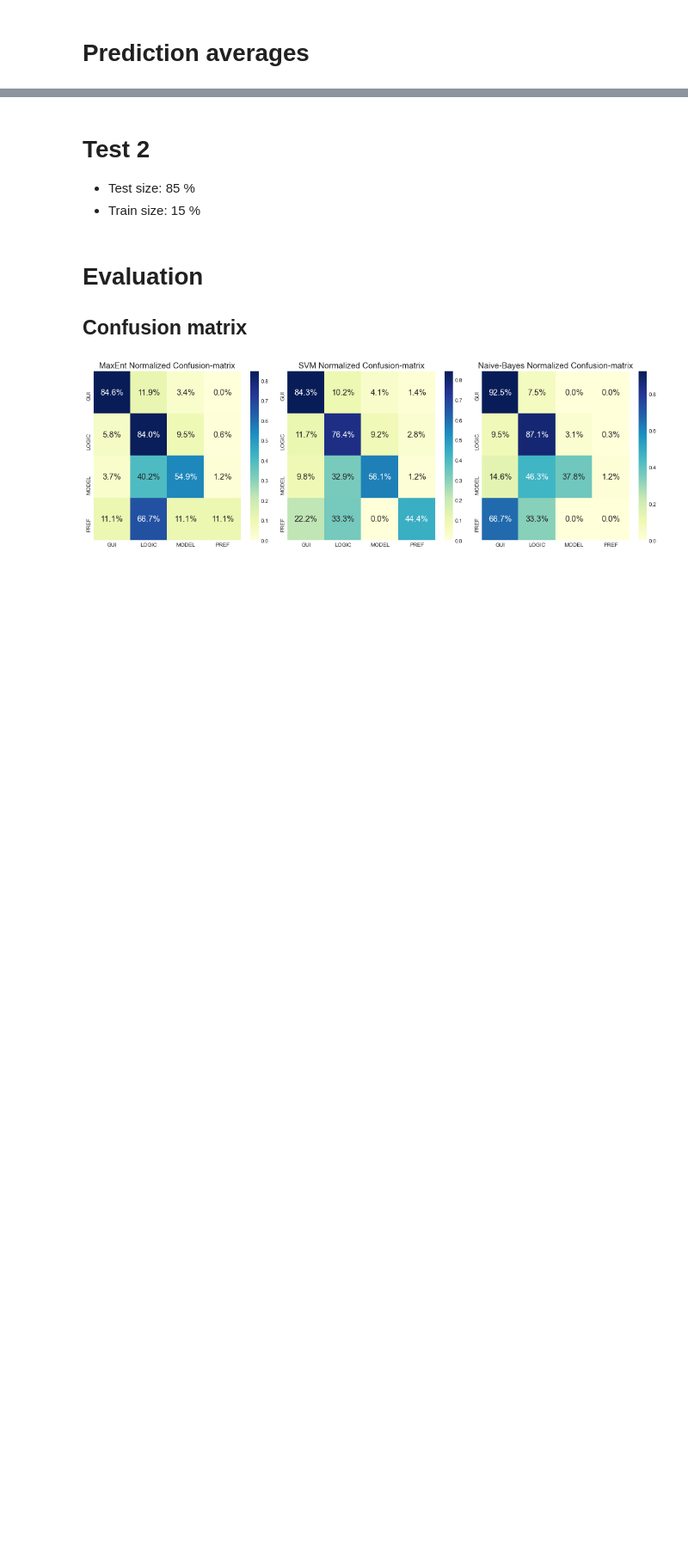
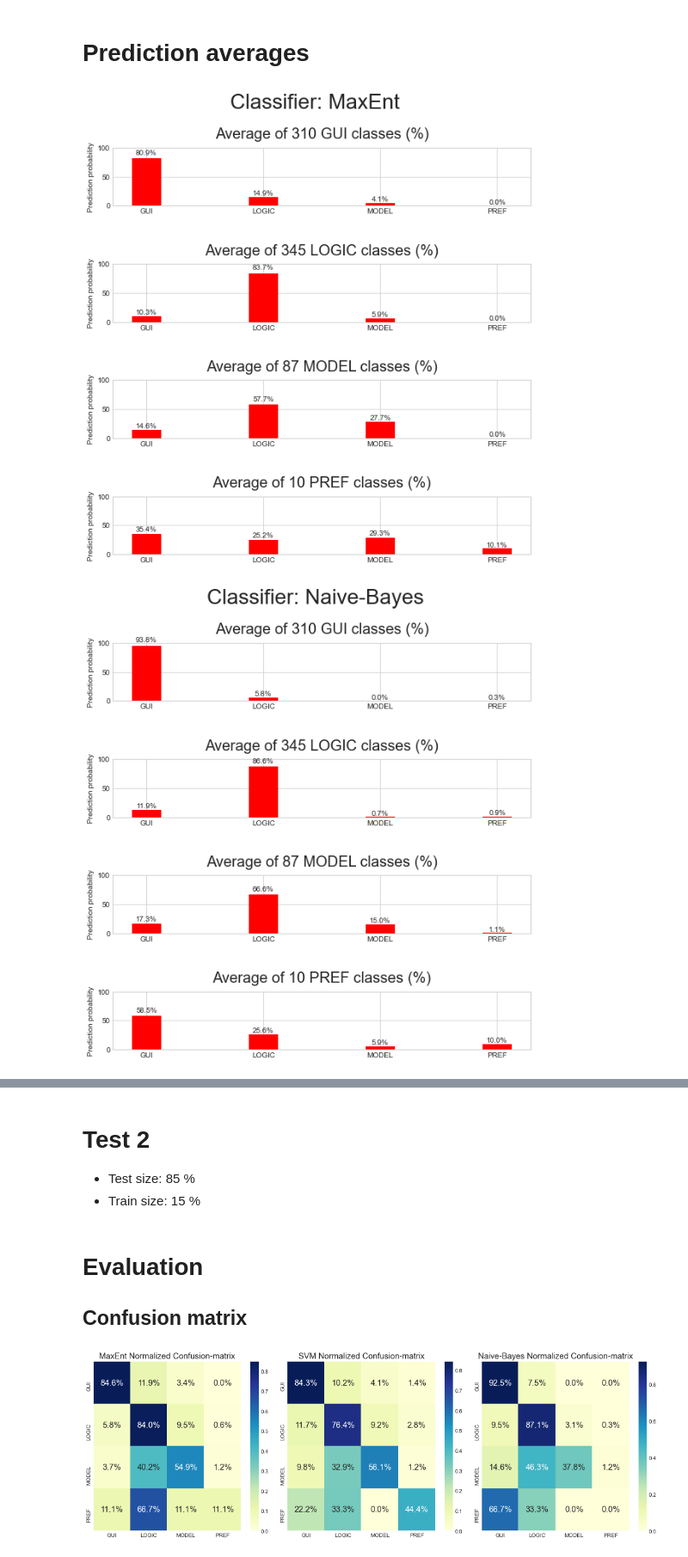
Before and after one commit to alexanderflorean/BSc-JavSoCoClassifier, a Jupyter notebook: jupyter/laoa_preprocess.ipynb, the cells around one changed output, grey strips where cells are left out. Shown at 86% size. Cells and saved outputs as stored; diff of their text form; code cells hidden in the pictures; blank space fills up the shorter version.

Commit message:
Testing graphs

```diff
--- a/jupyter/laoa_preprocess.ipynb
+++ b/jupyter/laoa_preprocess.ipynb
@@ -151,2 +169,9 @@ plt.show()
 # %% [markdown]
 # Prediction averages
+# %%
+metrics_max_ent.plot_predictionScoreAverage(classifier_max_ent)
+metrics_naive.plot_predictionScoreAverage(classifier_naive)
+metrics_svm.plot_predictionScoreAverage(classifier_svm)
+# %% [output]
+[figure, added]
+[figure, added]
```
Also changed, not shown: parts of 78 cells of this notebook, 3 other files.
